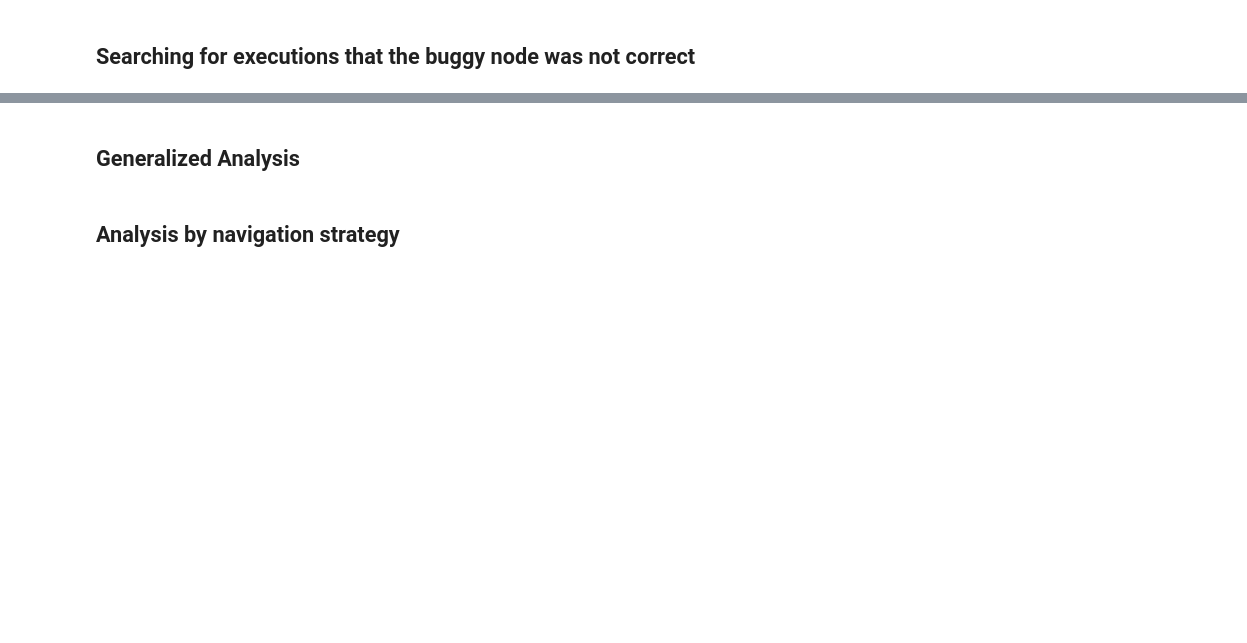
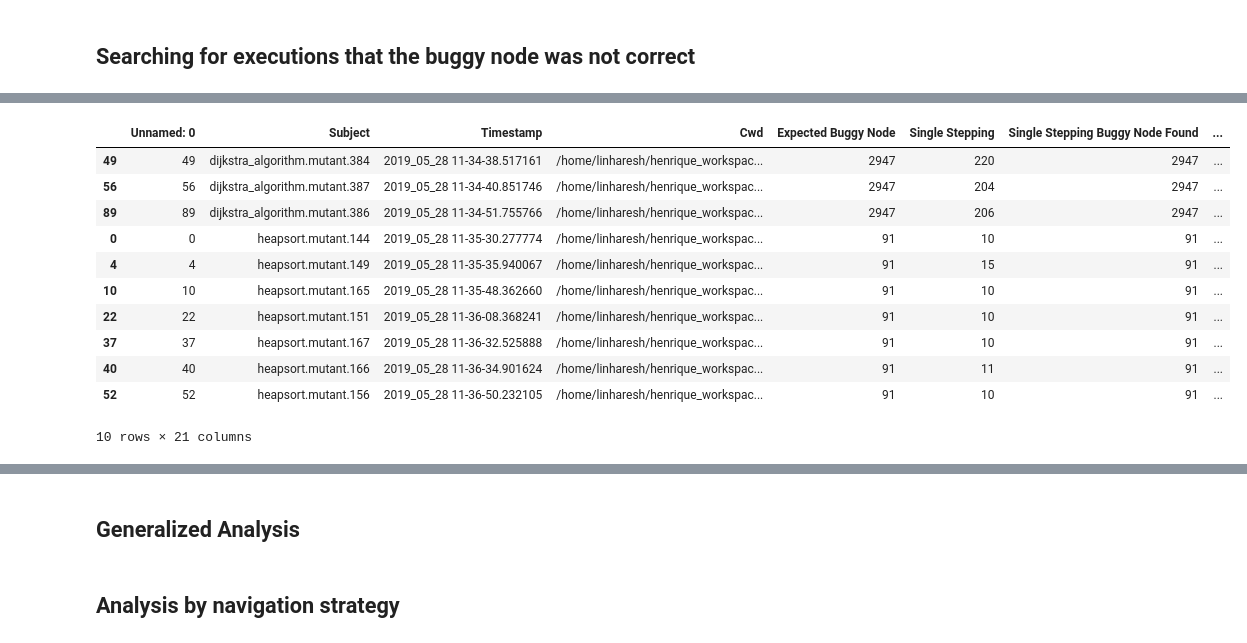
Before and after one commit to gems-uff/debugprov, a Jupyter notebook: experiments/13-Result_Analysis.ipynb, the cells around one changed output, grey strips where cells are left out. Cells and saved outputs as stored; diff of their text form; code cells hidden in the pictures; blank space fills up the shorter version.

```diff
--- a/experiments/13-Result_Analysis.ipynb
+++ b/experiments/13-Result_Analysis.ipynb
@@ -82,0 +85,20 @@ len(df)
+# %%
+df[
+    (df["Expected Buggy Node"] != df["Single Stepping Buggy Node Found"])
+    | (df["Expected Buggy Node"] != df["Top Down Buggy Node Found"])
+    | (df["Expected Buggy Node"] != df["Heaviest First Buggy Node Found"])
+    | (df["Expected Buggy Node"] != df["Divide and Query Buggy Node Found"])
+]
+# %% [output]
+|  | Unnamed: 0 | Subject | Timestamp | Cwd | Expected Buggy Node | Single Stepping | Single Stepping Buggy Node Found | ... |
+| 49 | 49 | dijkstra_algorithm.mutant.384 | 2019_05_28 11-34-38.517161 | /home/linharesh/henrique_workspac... | 2947 | 220 | 2947 | ... |
+| 56 | 56 | dijkstra_algorithm.mutant.387 | 2019_05_28 11-34-40.851746 | /home/linharesh/henrique_workspac... | 2947 | 204 | 2947 | ... |
+| 89 | 89 | dijkstra_algorithm.mutant.386 | 2019_05_28 11-34-51.755766 | /home/linharesh/henrique_workspac... | 2947 | 206 | 2947 | ... |
+| 0 | 0 | heapsort.mutant.144 | 2019_05_28 11-35-30.277774 | /home/linharesh/henrique_workspac... | 91 | 10 | 91 | ... |
+| 4 | 4 | heapsort.mutant.149 | 2019_05_28 11-35-35.940067 | /home/linharesh/henrique_workspac... | 91 | 15 | 91 | ... |
+| 10 | 10 | heapsort.mutant.165 | 2019_05_28 11-35-48.362660 | /home/linharesh/henrique_workspac... | 91 | 10 | 91 | ... |
+| 22 | 22 | heapsort.mutant.151 | 2019_05_28 11-36-08.368241 | /home/linharesh/henrique_workspac... | 91 | 10 | 91 | ... |
+| 37 | 37 | heapsort.mutant.167 | 2019_05_28 11-36-32.525888 | /home/linharesh/henrique_workspac... | 91 | 10 | 91 | ... |
+| 40 | 40 | heapsort.mutant.166 | 2019_05_28 11-36-34.901624 | /home/linharesh/henrique_workspac... | 91 | 11 | 91 | ... |
+| 52 | 52 | heapsort.mutant.156 | 2019_05_28 11-36-50.232105 | /home/linharesh/henrique_workspac... | 91 | 10 | 91 | ... |
+10 rows × 21 columns
```
Also changed, not shown: parts of 12 cells of this notebook, 6 other files.
